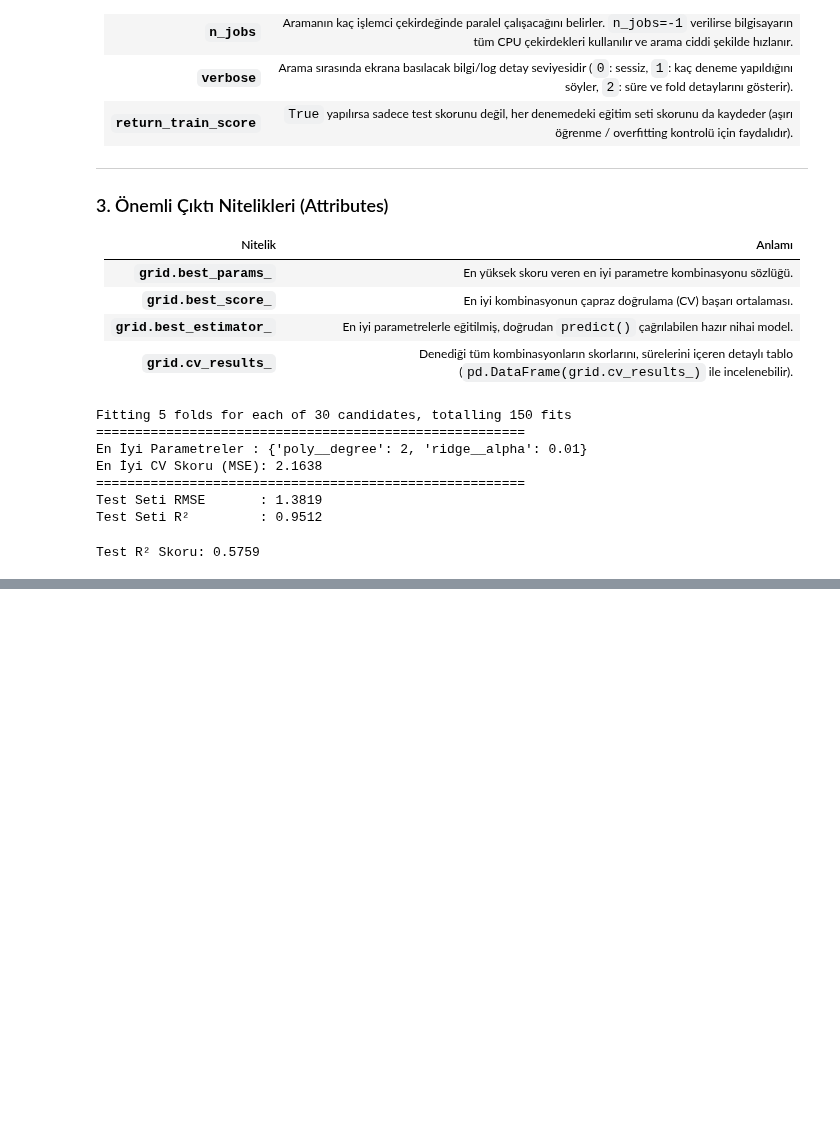
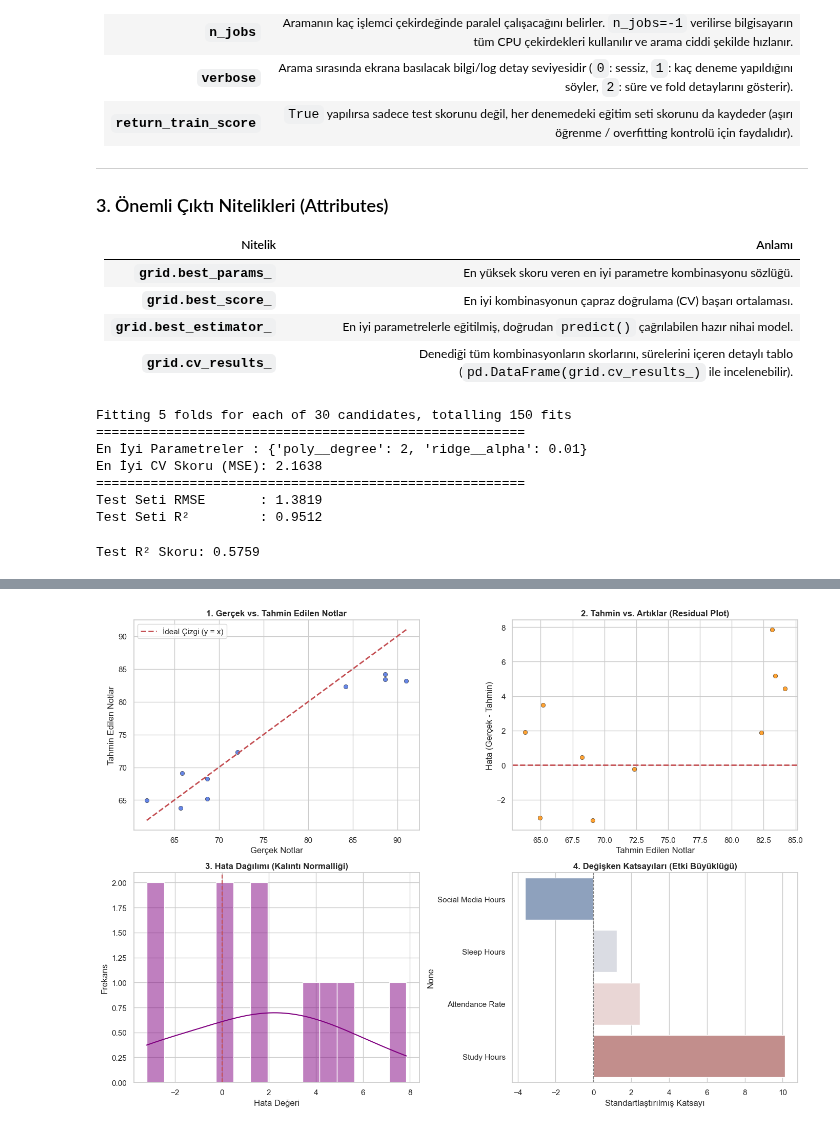
Before and after one commit to sametdumlu0-sketch/ML-NOTES, a Jupyter notebook: ml.ipynb, the cells around one changed output, grey strips where cells are left out. Drawn from its saved outputs; the diff is of its cells as text; code cells hidden in the pictures; blank space fills up the shorter version.

```diff
--- a/ml.ipynb
+++ b/ml.ipynb
@@ -473,0 +1059,57 @@ Test R² Skoru: 0.5759
+# %%
+import matplotlib.pyplot as plt
+import numpy as np
+import pandas as pd
+import seaborn as sns
+
+# Görselleştirme stil ayarları
+sns.set_theme(style="whitegrid")
+plt.rcParams['font.size'] = 10
+
+# Hataları (Artıklar / Residuals) hesaplama
+residuals = y_test - y_pred
+
+# 2x2 Tanı Paneli
+fig, axes = plt.subplots(2, 2, figsize=(14, 10))
+
+# 1. Gerçek vs. Tahmin Edilen Değerler
+sns.scatterplot(
+    x=y_test, y=y_pred, ax=axes[0, 0], color='royalblue', alpha=0.8, edgecolor='k'
+)
+min_val = min(y_test.min(), y_pred.min())
+max_val = max(y_test.max(), y_pred.max())
+axes[0, 0].plot([min_val, max_val], [min_val, max_val], 'r--', lw=2, label='İdeal Çizgi (y = x)')
+axes[0, 0].set_title('1. Gerçek vs. Tahmin Edilen Notlar', fontweight='bold')
+axes[0, 0].set_xlabel('Gerçek Notlar')
+axes[0, 0].set_ylabel('Tahmin Edilen Notlar')
+axes[0, 0].legend()
+
+# 2. Artık (Residual) Grafiği (Homoscedasticity Kontrolü)
+sns.scatterplot(
+    x=y_pred, y=residuals, ax=axes[0, 1], color='darkorange', alpha=0.8, edgecolor='k'
+)
+axes[0, 1].axhline(y=0, color='r', linestyle='--', lw=2)
+axes[0, 1].set_title('2. Tahmin vs. Artıklar (Residual Plot)', fontweight='bold')
+axes[0, 1].set_xlabel('Tahmin Edilen Notlar')
+axes[0, 1].set_ylabel('Hata (Gerçek - Tahmin)')
+
+# 3. Hata Dağılımı (Normallik Varsayımı)
+sns.histplot(residuals, kde=True, ax=axes[1, 0], color='purple', bins=15)
+axes[1, 0].axvline(x=0, color='r', linestyle='--', lw=1.5)
+axes[1, 0].set_title('3. Hata Dağılımı (Kalıntı Normalliği)', fontweight='bold')
+axes[1, 0].set_xlabel('Hata Değeri')
+axes[1, 0].set_ylabel('Frekans')
+
+# 4. Özellik Katsayıları (Feature Importance)
+coef_series = pd.Series(pipe.named_steps['reg'].coef_, index=features).sort_values()
+sns.barplot(
+    x=coef_series.values, y=coef_series.index, ax=axes[1, 1], palette='vlag', hue=coef_series.index, legend=False
+)
+axes[1, 1].axvline(0, color='grey', linestyle='--', lw=1)
+axes[1, 1].set_title('4. Değişken Katsayıları (Etki Büyüklüğü)', fontweight='bold')
+axes[1, 1].set_xlabel('Standartlaştırılmış Katsayı')
+
+plt.tight_layout()
+plt.show()
+# %% [output]
+[figure, added]
```
Also changed, not shown: parts of 66 cells of this notebook, 2 other files.
